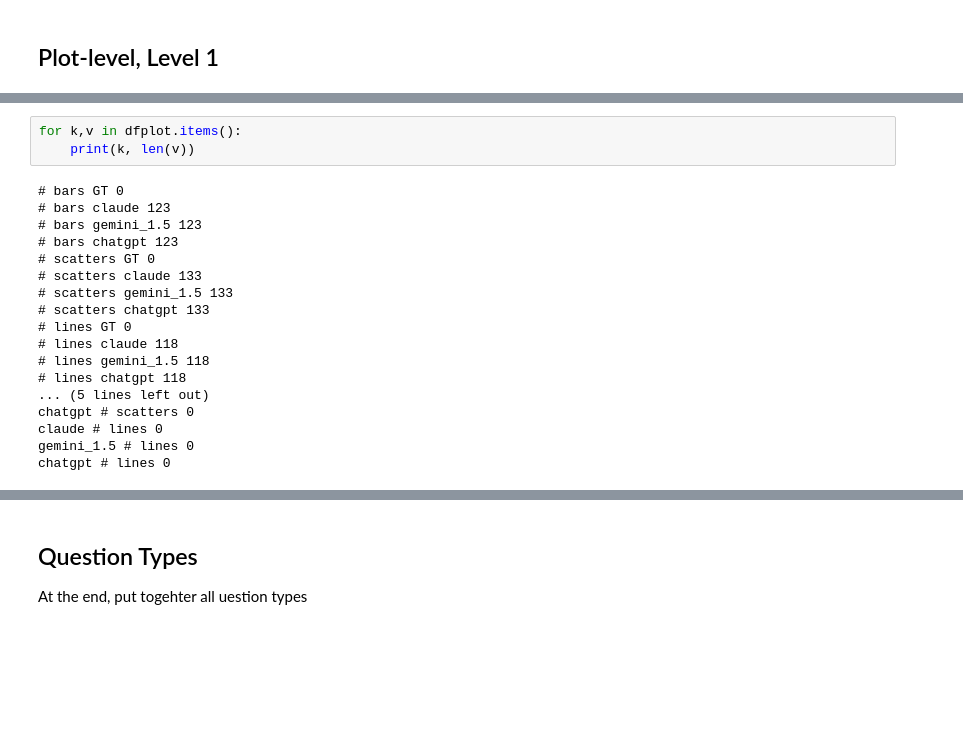
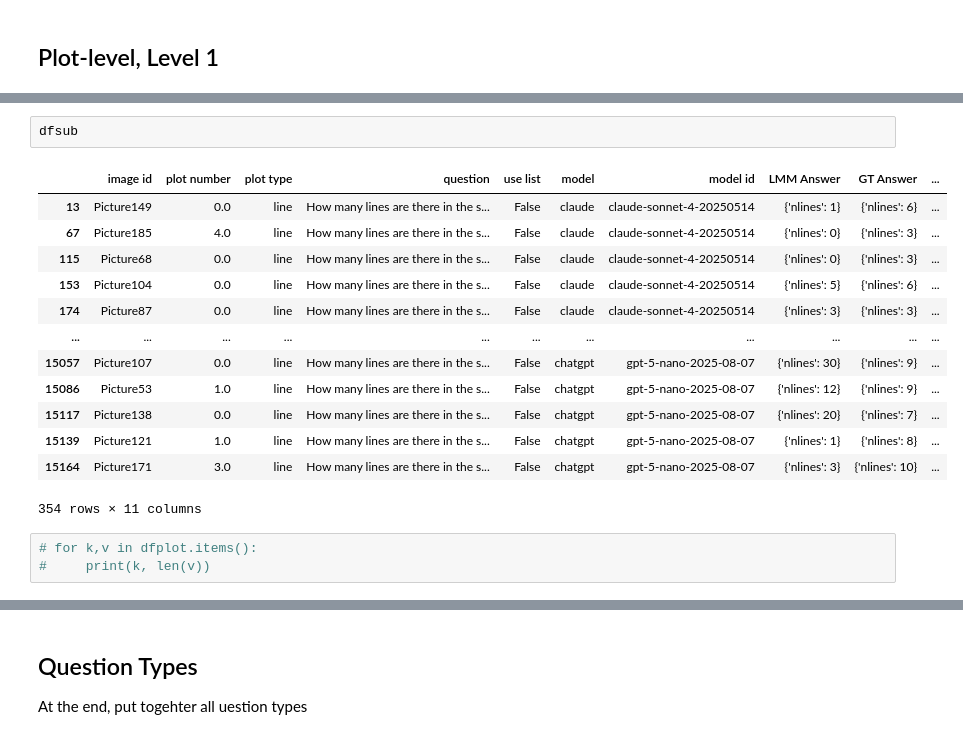
Before and after one commit to ReadingTimeMachine/LLM_VQA_MultiPanel, a Jupyter notebook: parse_lmm_outputs_to_figs.ipynb, the cells around one changed output, grey strips where cells are left out. Cells and saved outputs as stored; diff of their text form; blank space fills up the shorter version.

Commit message:
table

```diff
--- a/parse_lmm_outputs_to_figs.ipynb
+++ b/parse_lmm_outputs_to_figs.ipynb
@@ -439,21 +544,19 @@ ValueError: All arrays must be of the same length
+# %%
+dfsub
+# %% [output]
+|  | image id | plot number | plot type | question | use list | model | model id | LMM Answer | GT Answer | ... |
+| 13 | Picture149 | 0.0 | line | How many lines are there in the s... | False | claude | claude-sonnet-4-20250514 | {'nlines': 1} | {'nlines': 6} | ... |
+| 67 | Picture185 | 4.0 | line | How many lines are there in the s... | False | claude | claude-sonnet-4-20250514 | {'nlines': 0} | {'nlines': 3} | ... |
+| 115 | Picture68 | 0.0 | line | How many lines are there in the s... | False | claude | claude-sonnet-4-20250514 | {'nlines': 0} | {'nlines': 3} | ... |
+| 153 | Picture104 | 0.0 | line | How many lines are there in the s... | False | claude | claude-sonnet-4-20250514 | {'nlines': 5} | {'nlines': 6} | ... |
+| 174 | Picture87 | 0.0 | line | How many lines are there in the s... | False | claude | claude-sonnet-4-20250514 | {'nlines': 3} | {'nlines': 3} | ... |
+| ... | ... | ... | ... | ... | ... | ... | ... | ... | ... | ... |
+| 15057 | Picture107 | 0.0 | line | How many lines are there in the s... | False | chatgpt | gpt-5-nano-2025-08-07 | {'nlines': 30} | {'nlines': 9} | ... |
+| 15086 | Picture53 | 1.0 | line | How many lines are there in the s... | False | chatgpt | gpt-5-nano-2025-08-07 | {'nlines': 12} | {'nlines': 9} | ... |
+| 15117 | Picture138 | 0.0 | line | How many lines are there in the s... | False | chatgpt | gpt-5-nano-2025-08-07 | {'nlines': 20} | {'nlines': 7} | ... |
+| 15139 | Picture121 | 1.0 | line | How many lines are there in the s... | False | chatgpt | gpt-5-nano-2025-08-07 | {'nlines': 1} | {'nlines': 8} | ... |
+| 15164 | Picture171 | 3.0 | line | How many lines are there in the s... | False | chatgpt | gpt-5-nano-2025-08-07 | {'nlines': 3} | {'nlines': 10} | ... |
+354 rows × 11 columns
 # %%
-for k,v in dfplot.items():
-    print(k, len(v))
+# for k,v in dfplot.items():
+#     print(k, len(v))
-# %% [output]
-# bars GT 0
-# bars claude 123
-# bars gemini_1.5 123
-# bars chatgpt 123
-# scatters GT 0
-# scatters claude 133
-# scatters gemini_1.5 133
-# scatters chatgpt 133
-# lines GT 0
-# lines claude 118
-# lines gemini_1.5 118
-# lines chatgpt 118
-... (5 lines left out)
-chatgpt # scatters 0
-claude # lines 0
-gemini_1.5 # lines 0
-chatgpt # lines 0
```
Also changed, not shown: parts of 66 cells of this notebook.
